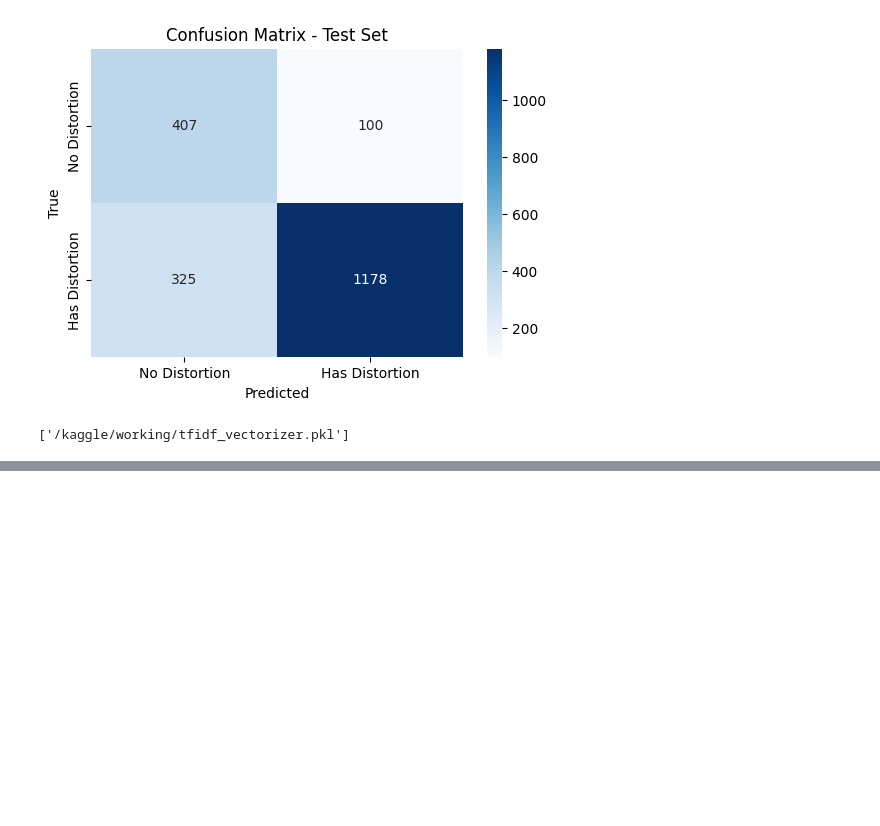
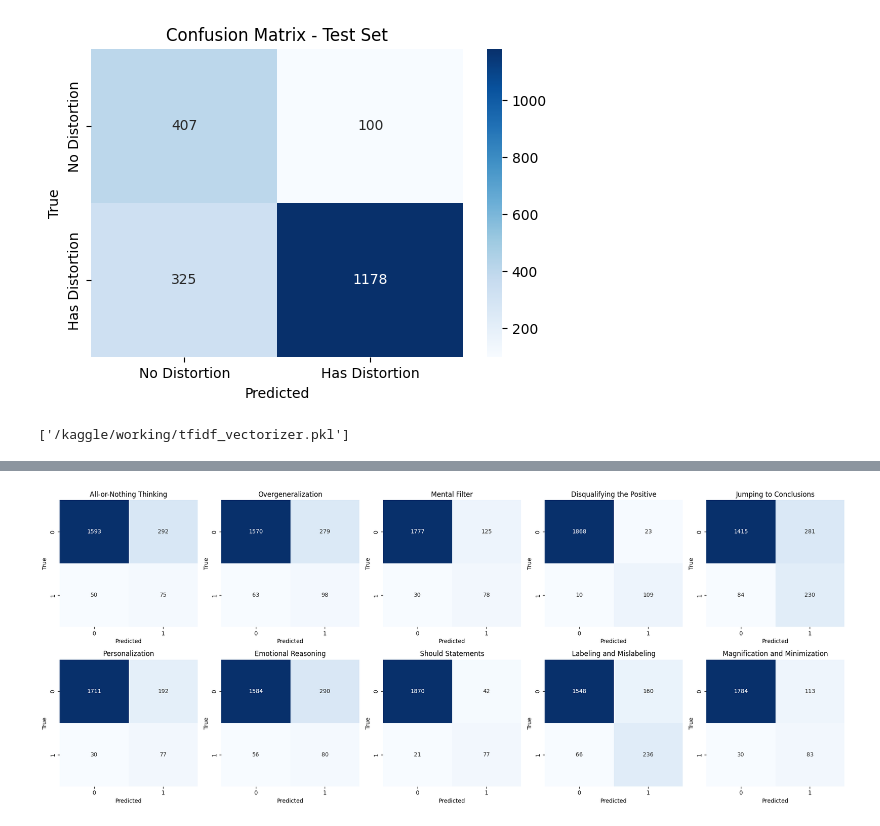
Before and after one commit to tronganh0104/cognitive-distortion-nlp, a Jupyter notebook: train_model/baseline-tf-idf-regression.ipynb, the cells around one changed output, grey strips where cells are left out. Drawn from its saved outputs; the diff is of its cells as text; code cells hidden in the pictures; blank space fills up the shorter version.

```diff
--- a/train_model/baseline-tf-idf-regression.ipynb
+++ b/train_model/baseline-tf-idf-regression.ipynb
@@ -105,0 +144,20 @@ joblib.dump(vectorizer, '/kaggle/working/tfidf_vectorizer.pkl')
+# %%
+# Chuẩn bị dữ liệu: Lấy text và nhãn multi-label
+X_train = train_df['clean_text'].values
+y_train = train_df[labels_columns].values
+
+X_val = val_df['clean_text'].values
+y_val = val_df[labels_columns].values
+
+X_test = test_df['clean_text'].values
+y_test = test_df[labels_columns].values
+
+# Vectorize văn bản sử dụng TF-IDF (tương tự baseline Logistic Regression cho detection)
+vectorizer = TfidfVectorizer(max_features=5000, ngram_range=(1, 2))
+X_train_vec = vectorizer.fit_transform(X_train)
+X_val_vec = vectorizer.transform(X_val)
+X_test_vec = vectorizer.transform(X_test)
+# %%
+# Huấn luyện mô hình Logistic Regression với OneVsRestClassifier cho multi-label
+model = OneVsRestClassifier(LogisticRegression(max_iter=1000, class_weight='balanced'))
+model.fit(X_train_vec, y_train)
@@ -105,0 +167,7 @@ joblib.dump(vectorizer, '/kaggle/working/tfidf_vectorizer.pkl')
+# %%
+# Dự đoán trên test set
+y_pred = model.predict(X_test_vec)
+
+# Đánh giá tổng thể
+print("\nClassification Report (Multi-label):")
+print(classification_report(y_test, y_pred, target_names=labels_columns, zero_division=0))
@@ -105,0 +216,14 @@ joblib.dump(vectorizer, '/kaggle/working/tfidf_vectorizer.pkl')
+# %%
+# Vẽ confusion matrix cho từng label (optional, để xem chi tiết từng class)
+fig, axes = plt.subplots(2, 5, figsize=(20, 8))
+axes = axes.ravel()
+for i, label in enumerate(labels_columns):
+    cm = confusion_matrix(y_test[:, i], y_pred[:, i])
+    sns.heatmap(cm, annot=True, fmt='d', cmap='Blues', ax=axes[i], cbar=False)
+    axes[i].set_title(label)
+    axes[i].set_xlabel('Predicted')
+    axes[i].set_ylabel('True')
+plt.tight_layout()
+plt.show()
+# %% [output]
+[figure, added]
```
Also changed, not shown: parts of 7 cells of this notebook, 1 other file.
